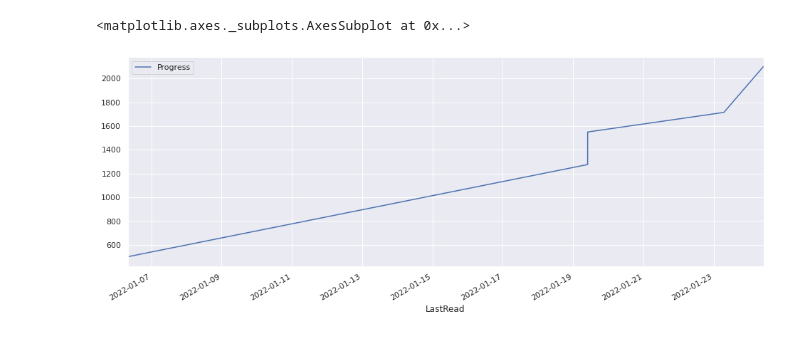
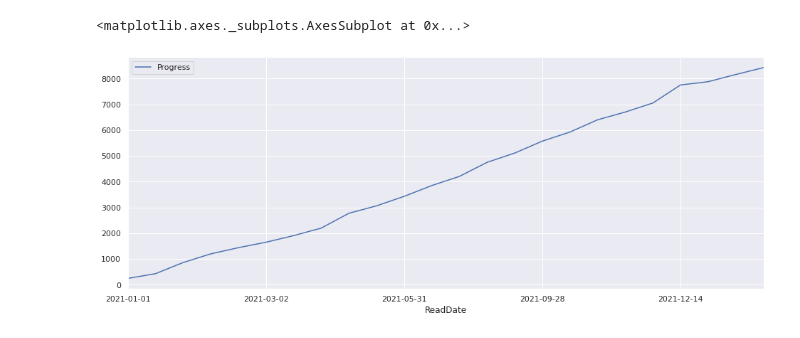
Before and after one commit to DrSkippy/php_books_database, a Jupyter notebook: tools/book_reports.ipynb, the cells around one changed output. Drawn from its saved outputs; the diff is of its cells as text; code cells hidden in the pictures.

```diff
--- a/tools/book_reports.ipynb
+++ b/tools/book_reports.ipynb
@@ -24 +9,6 @@ with open(config_filename, "r") as config_file:
+# %%
+from bookdbtool.repl_tools import *
+from bookdbtool.visualizations import running_total_comparison, yearly_comparisons
+
+bc = BC_Tool()
 # %%
@@ -38,0 +24,3 @@ df1[["Pages"]].describe().style
+# %%
+bc.books_read_by_year(target_year)
+dfl = bc.result
@@ -39,7 +57,7 @@ df1[["Pages"]].describe().style
 # %%
 plot_size = [16,6]
-df1["Progress"] = df1["Pages"].cumsum()
-df1.plot("LastRead", "Progress", figsize=plot_size)
+dfl["Progress"] = dfl["Pages"].cumsum()
+dfl.plot("ReadDate", "Progress", figsize=plot_size)
 # %% [output]
 <matplotlib.axes._subplots.AxesSubplot at 0x...>
-[figure, old version]
+[figure, new version]
```
Also changed, not shown: parts of 16 cells of this notebook, 3 other files.
